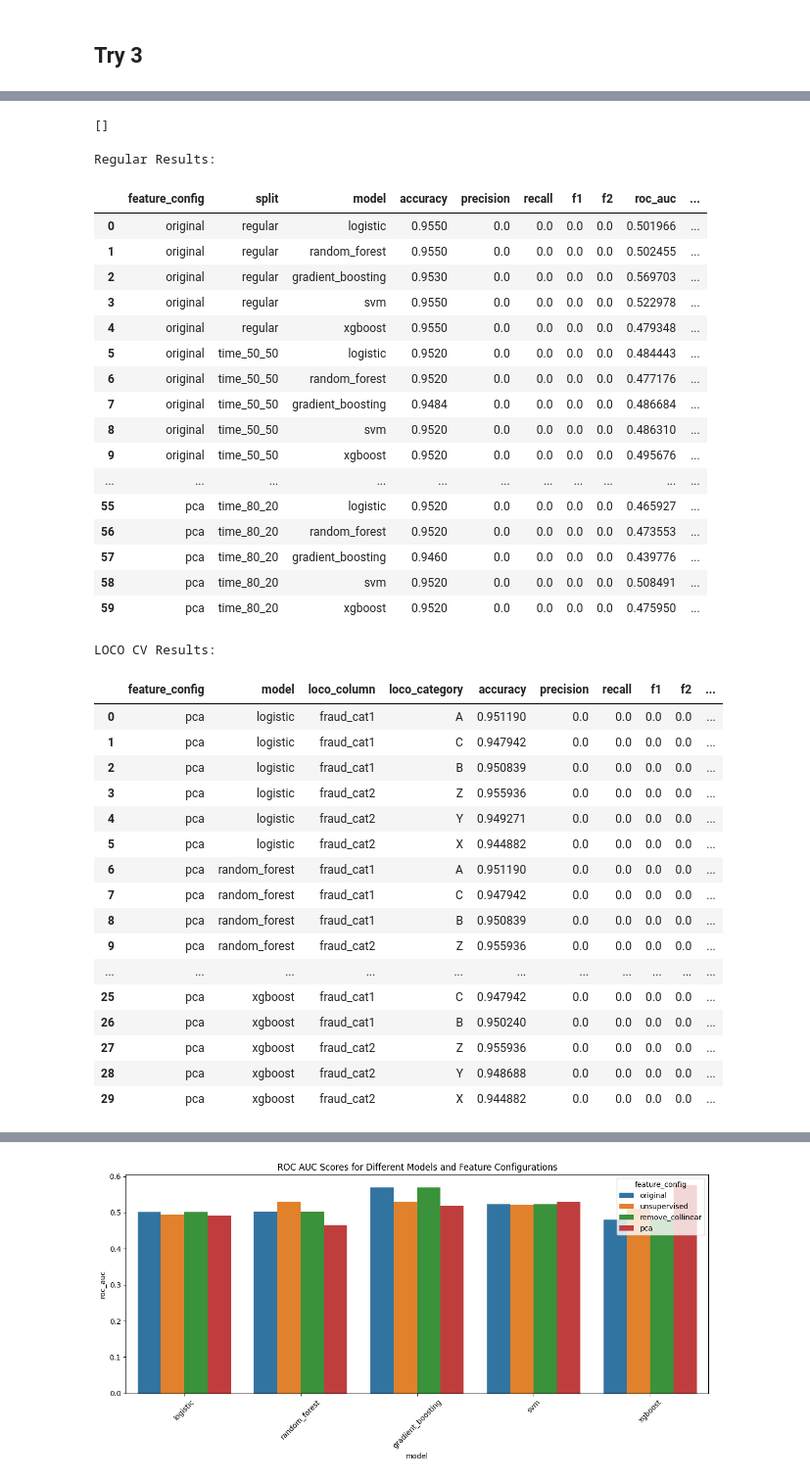
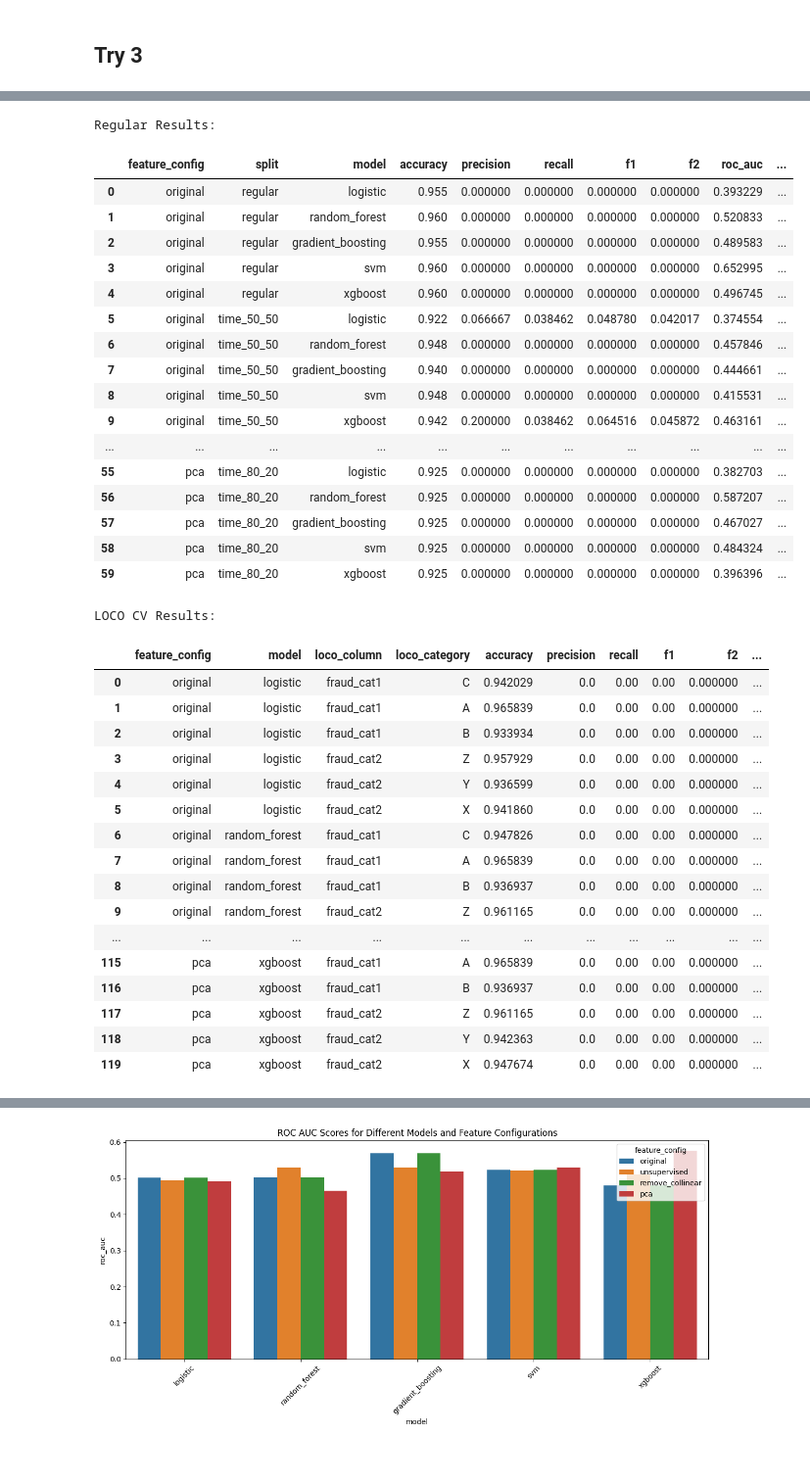
Before and after one commit to nockbarry/ExampleNotebooks, a Jupyter notebook: ModelTestSuite.ipynb, the cells around one changed output, grey strips where cells are left out. Shown at 98% size. Saved outputs shown, nothing was run; the diff lists cells and outputs as text; code cells hidden in the pictures.

```diff
--- a/ModelTestSuite.ipynb
+++ b/ModelTestSuite.ipynb
@@ -324,14 +324,18 @@ class FraudDetectionFramework:
         ]
 
         for feature_name, feature_func in feature_configs:
-            self.preprocess_data()
-            feature_func()
+            # Re-process data for every feature configuration
+            self.preprocess_data()  # Reset the data each time
+            feature_func()  # Apply feature transformation
 
             for split_name, split_func in split_configs:
                 X_train, X_test, y_train, y_test = split_func()
 
                 for model_name, model in self.models.items():
                     if split_name == 'loco_cv':
+                        # Ensure LOCO columns are added back after feature processing
+                        self.X[self.config.loco_cv_columns] = self.df[self.config.loco_cv_columns]
+
                         loco_metrics = self.loco_cv(model)
                         for column, column_results in loco_metrics.items():
                             for category, metrics in column_results.items():
@@ -359,6 +363,7 @@ class FraudDetectionFramework:
 
         return regular_df, loco_cv_df
 
+
 # # Usage example remains the same
 # if __name__ == "__main__":
 #     df = pd.read_csv("identity_fraud_data.csv")
@@ -399,12 +404,10 @@ df.head()
 5 rows × 51 columns
-# %%
-[col for col in df.columns if col.startswith('heuristic')]
-# %% [output]
-[]
 # %%
+#pd row limit
+pd.set_option('display.max_rows', 500)
 # Load your data
 df = pd.read_csv("identity_fraud_data.csv")
-df = df[0:5000]
+df = df[0:1000]
 df['fraud_cat1'] = np.random.choice(['A', 'B', 'C'], df.shape[0])
 df['fraud_cat2'] = np.random.choice(['X', 'Y', 'Z'], df.shape[0])
 threshold = df['fraud_probability'].quantile(0.95)  # Use 95th percentile as threshold
@@ -412,64 +415,64 @@ threshold = df['fraud_probability'].quantile(0.95)  # Use 95th percentile as thr
 #df['fraud_cat2'] = np.random.choice([5,6,7], df.shape[0])
 
 df['fraud_binary'] = (df['fraud_probability'] > threshold).astype(int)
 
 config = AnalysisConfig(
     data_path="identity_fraud_data.csv",
     label_column="fraud_binary",  # This should be your continuous fraud probability column
     feature_columns=[col for col in df.columns if not col.startswith('heuristic') and col not in ['transaction_date', 'user_id', 'fraud_probability','fraud_cat1', 'fraud_cat2']],
     #heuristic_columns=[col for col in df.columns if col.startswith('heuristic')],
     loco_cv_columns=['fraud_cat1', 'fraud_cat2'],
     date_column='transaction_date',
     #test_start_date="2023-07-01"
 )
 # model_config = ModelConfig()
 # drift_config = DriftConfig()
 
 # analyzer = FraudDetectionFramework(df, config, model_config, drift_config)
 # analyzer.run_analysis()
 
 analyzer = FraudDetectionFramework(df, config)
 regular_results_df, loco_cv_results_df = analyzer.run_analysis()
 
 print("Regular Results:")
 display(regular_results_df)
 
 print("\nLOCO CV Results:")
 display(loco_cv_results_df)
 # %% [output]
 Regular Results:
 |  | feature_config | split | model | accuracy | precision | recall | f1 | f2 | roc_auc | ... |
-| 0 | original | regular | logistic | 0.9550 | 0.0 | 0.0 | 0.0 | 0.0 | 0.501966 | ... |
-| 1 | original | regular | random_forest | 0.9550 | 0.0 | 0.0 | 0.0 | 0.0 | 0.502455 | ... |
-| 2 | original | regular | gradient_boosting | 0.9530 | 0.0 | 0.0 | 0.0 | 0.0 | 0.569703 | ... |
-| 3 | original | regular | svm | 0.9550 | 0.0 | 0.0 | 0.0 | 0.0 | 0.522978 | ... |
-| 4 | original | regular | xgboost | 0.9550 | 0.0 | 0.0 | 0.0 | 0.0 | 0.479348 | ... |
-| 5 | original | time_50_50 | logistic | 0.9520 | 0.0 | 0.0 | 0.0 | 0.0 | 0.484443 | ... |
-| 6 | original | time_50_50 | random_forest | 0.9520 | 0.0 | 0.0 | 0.0 | 0.0 | 0.477176 | ... |
-| 7 | original | time_50_50 | gradient_boosting | 0.9484 | 0.0 | 0.0 | 0.0 | 0.0 | 0.486684 | ... |
-| 8 | original | time_50_50 | svm | 0.9520 | 0.0 | 0.0 | 0.0 | 0.0 | 0.486310 | ... |
-| 9 | original | time_50_50 | xgboost | 0.9520 | 0.0 | 0.0 | 0.0 | 0.0 | 0.495676 | ... |
+| 0 | original | regular | logistic | 0.955 | 0.000000 | 0.000000 | 0.000000 | 0.000000 | 0.393229 | ... |
+| 1 | original | regular | random_forest | 0.960 | 0.000000 | 0.000000 | 0.000000 | 0.000000 | 0.520833 | ... |
+| 2 | original | regular | gradient_boosting | 0.955 | 0.000000 | 0.000000 | 0.000000 | 0.000000 | 0.489583 | ... |
+| 3 | original | regular | svm | 0.960 | 0.000000 | 0.000000 | 0.000000 | 0.000000 | 0.652995 | ... |
+| 4 | original | regular | xgboost | 0.960 | 0.000000 | 0.000000 | 0.000000 | 0.000000 | 0.496745 | ... |
+| 5 | original | time_50_50 | logistic | 0.922 | 0.066667 | 0.038462 | 0.048780 | 0.042017 | 0.374554 | ... |
+| 6 | original | time_50_50 | random_forest | 0.948 | 0.000000 | 0.000000 | 0.000000 | 0.000000 | 0.457846 | ... |
+| 7 | original | time_50_50 | gradient_boosting | 0.940 | 0.000000 | 0.000000 | 0.000000 | 0.000000 | 0.444661 | ... |
+| 8 | original | time_50_50 | svm | 0.948 | 0.000000 | 0.000000 | 0.000000 | 0.000000 | 0.415531 | ... |
+| 9 | original | time_50_50 | xgboost | 0.942 | 0.200000 | 0.038462 | 0.064516 | 0.045872 | 0.463161 | ... |
 | ... | ... | ... | ... | ... | ... | ... | ... | ... | ... | ... |
-| 55 | pca | time_80_20 | logistic | 0.9520 | 0.0 | 0.0 | 0.0 | 0.0 | 0.465927 | ... |
-| 56 | pca | time_80_20 | random_forest | 0.9520 | 0.0 | 0.0 | 0.0 | 0.0 | 0.473553 | ... |
-| 57 | pca | time_80_20 | gradient_boosting | 0.9460 | 0.0 | 0.0 | 0.0 | 0.0 | 0.439776 | ... |
-| 58 | pca | time_80_20 | svm | 0.9520 | 0.0 | 0.0 | 0.0 | 0.0 | 0.508491 | ... |
-| 59 | pca | time_80_20 | xgboost | 0.9520 | 0.0 | 0.0 | 0.0 | 0.0 | 0.475950 | ... |
+| 55 | pca | time_80_20 | logistic | 0.925 | 0.000000 | 0.000000 | 0.000000 | 0.000000 | 0.382703 | ... |
+| 56 | pca | time_80_20 | random_forest | 0.925 | 0.000000 | 0.000000 | 0.000000 | 0.000000 | 0.587207 | ... |
+| 57 | pca | time_80_20 | gradient_boosting | 0.925 | 0.000000 | 0.000000 | 0.000000 | 0.000000 | 0.467027 | ... |
+| 58 | pca | time_80_20 | svm | 0.925 | 0.000000 | 0.000000 | 0.000000 | 0.000000 | 0.484324 | ... |
+| 59 | pca | time_80_20 | xgboost | 0.925 | 0.000000 | 0.000000 | 0.000000 | 0.000000 | 0.396396 | ... |
 LOCO CV Results:
 |  | feature_config | model | loco_column | loco_category | accuracy | precision | recall | f1 | f2 | ... |
-| 0 | pca | logistic | fraud_cat1 | A | 0.951190 | 0.0 | 0.0 | 0.0 | 0.0 | ... |
-| 1 | pca | logistic | fraud_cat1 | C | 0.947942 | 0.0 | 0.0 | 0.0 | 0.0 | ... |
-| 2 | pca | logistic | fraud_cat1 | B | 0.950839 | 0.0 | 0.0 | 0.0 | 0.0 | ... |
-| 3 | pca | logistic | fraud_cat2 | Z | 0.955936 | 0.0 | 0.0 | 0.0 | 0.0 | ... |
-| 4 | pca | logistic | fraud_cat2 | Y | 0.949271 | 0.0 | 0.0 | 0.0 | 0.0 | ... |
-| 5 | pca | logistic | fraud_cat2 | X | 0.944882 | 0.0 | 0.0 | 0.0 | 0.0 | ... |
-| 6 | pca | random_forest | fraud_cat1 | A | 0.951190 | 0.0 | 0.0 | 0.0 | 0.0 | ... |
-| 7 | pca | random_forest | fraud_cat1 | C | 0.947942 | 0.0 | 0.0 | 0.0 | 0.0 | ... |
-| 8 | pca | random_forest | fraud_cat1 | B | 0.950839 | 0.0 | 0.0 | 0.0 | 0.0 | ... |
-| 9 | pca | random_forest | fraud_cat2 | Z | 0.955936 | 0.0 | 0.0 | 0.0 | 0.0 | ... |
+| 0 | original | logistic | fraud_cat1 | C | 0.942029 | 0.0 | 0.00 | 0.00 | 0.000000 | ... |
+| 1 | original | logistic | fraud_cat1 | A | 0.965839 | 0.0 | 0.00 | 0.00 | 0.000000 | ... |
+| 2 | original | logistic | fraud_cat1 | B | 0.933934 | 0.0 | 0.00 | 0.00 | 0.000000 | ... |
+| 3 | original | logistic | fraud_cat2 | Z | 0.957929 | 0.0 | 0.00 | 0.00 | 0.000000 | ... |
+| 4 | original | logistic | fraud_cat2 | Y | 0.936599 | 0.0 | 0.00 | 0.00 | 0.000000 | ... |
+| 5 | original | logistic | fraud_cat2 | X | 0.941860 | 0.0 | 0.00 | 0.00 | 0.000000 | ... |
+| 6 | original | random_forest | fraud_cat1 | C | 0.947826 | 0.0 | 0.00 | 0.00 | 0.000000 | ... |
+| 7 | original | random_forest | fraud_cat1 | A | 0.965839 | 0.0 | 0.00 | 0.00 | 0.000000 | ... |
+| 8 | original | random_forest | fraud_cat1 | B | 0.936937 | 0.0 | 0.00 | 0.00 | 0.000000 | ... |
+| 9 | original | random_forest | fraud_cat2 | Z | 0.961165 | 0.0 | 0.00 | 0.00 | 0.000000 | ... |
 | ... | ... | ... | ... | ... | ... | ... | ... | ... | ... | ... |
-| 25 | pca | xgboost | fraud_cat1 | C | 0.947942 | 0.0 | 0.0 | 0.0 | 0.0 | ... |
-| 26 | pca | xgboost | fraud_cat1 | B | 0.950240 | 0.0 | 0.0 | 0.0 | 0.0 | ... |
-| 27 | pca | xgboost | fraud_cat2 | Z | 0.955936 | 0.0 | 0.0 | 0.0 | 0.0 | ... |
-| 28 | pca | xgboost | fraud_cat2 | Y | 0.948688 | 0.0 | 0.0 | 0.0 | 0.0 | ... |
-| 29 | pca | xgboost | fraud_cat2 | X | 0.944882 | 0.0 | 0.0 | 0.0 | 0.0 | ... |
+| 115 | pca | xgboost | fraud_cat1 | A | 0.965839 | 0.0 | 0.00 | 0.00 | 0.000000 | ... |
+| 116 | pca | xgboost | fraud_cat1 | B | 0.936937 | 0.0 | 0.00 | 0.00 | 0.000000 | ... |
+| 117 | pca | xgboost | fraud_cat2 | Z | 0.961165 | 0.0 | 0.00 | 0.00 | 0.000000 | ... |
+| 118 | pca | xgboost | fraud_cat2 | Y | 0.942363 | 0.0 | 0.00 | 0.00 | 0.000000 | ... |
+| 119 | pca | xgboost | fraud_cat2 | X | 0.947674 | 0.0 | 0.00 | 0.00 | 0.000000 | ... |
```
Also changed, not shown: parts of 2 cells of this notebook.
